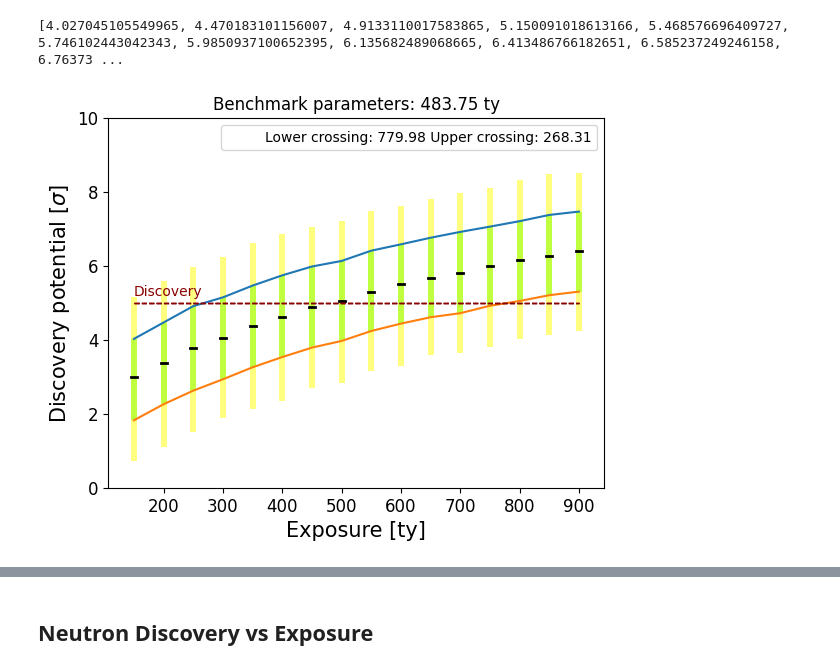
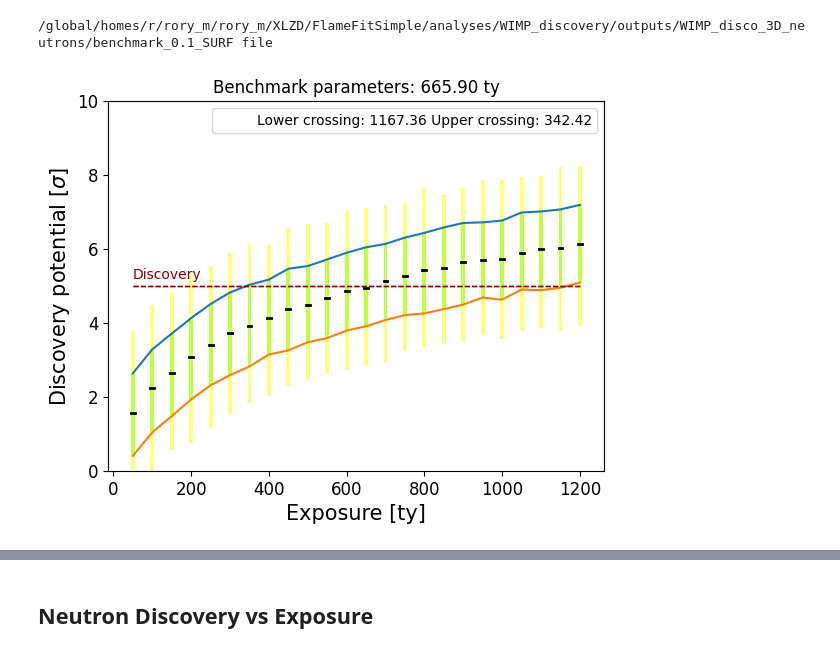
Before and after one commit to robertsjames/FlameFitSimple, a Jupyter notebook: analyses/WIMP_discovery/get_results_errors.ipynb, the cells around one changed output, grey strips where cells are left out. Cells and saved outputs as stored; diff of their text form; code cells hidden in the pictures.

```diff
--- a/analyses/WIMP_discovery/get_results_errors.ipynb
+++ b/analyses/WIMP_discovery/get_results_errors.ipynb
@@ -65,5 +70,5 @@ def get_crossing(x, y, crit_val=5.):
 # %%
-files_titles = {'/global/homes/r/rory_m/rory_m/XLZD/FlameFitSimple/analyses/WIMP_discovery/outputs/nominal_values_0.1_sigma_1_range/benchmark_0.1_LNGS/': 'Benchmark parameters'}
+files_titles = {'/global/homes/r/rory_m/rory_m/XLZD/FlameFitSimple/analyses/WIMP_discovery/outputs/WIMP_disco_3D_neutrons/benchmark_0.1_SURF': 'Benchmark parameters'}
 # %%
 def produce_plot(file, title):
     exposures, bands = get_disco_bands(directory=file)
@@ -108,41 +113,40 @@ def produce_plot(file, title):
 
     lower_crossing = get_crossing(exposures, lowers)
     upper_crossing = get_crossing(exposures, uppers)
-    print(uppers)
     plt.plot(exposures, uppers)
     plt.plot(exposures, lowers)
 
 
     #lower and upper 1 sigma interpol lines
 
-    plt.hlines(5., np.min(exposures), np.max(exposures), color='darkred', linestyle='--', linewidth=1)
     plt.hlines(5., np.min(exposures), np.max(exposures), color='darkred', linestyle='--', linewidth=1)
 
 
     empty = Line2D([], [], color='none', label=f'Lower crossing: {lower_crossing:.2f} Upper crossing: {upper_crossing:.2f}')
     plt.legend(handles=[empty], loc='upper right')
 
 
 
     plt.hlines(5., np.min(exposures), np.max(exposures), color='darkred', linestyle='--', linewidth=1)
     plt.text(np.min(exposures), 5.2, 'Discovery', color='darkred')
     plt.xlabel("Exposure [ty]")
     plt.ylabel("Discovery potential [$\sigma$]")
     plt.title(f"{title}: {crossing:.2f} ty")
     plt.xticks(fontsize=12)
     plt.yticks(fontsize=12)
     plt.ylim(0,10)
     ax = plt.gca()
     ax.xaxis.get_label().set_fontsize(15)
     ax.yaxis.get_label().set_fontsize(15)
 
     #plt.ylim (0., 10.)
     return lower_crossing, upper_crossing
 
 
 
 for file, title in files_titles.items():
+    print(file, 'file')
     low_cros, up_cros = produce_plot(file, title)
 # %% [output]
-[4.027045105549965, 4.470183101156007, 4.9133110017583865, 5.150091018613166, 5.468576696409727, 5.746102443042343, 5.9850937100652395, 6.135682489068665, 6.413486766182651, 6.585237249246158, 6.76373 ...
+/global/homes/r/rory_m/rory_m/XLZD/FlameFitSimple/analyses/WIMP_discovery/outputs/WIMP_disco_3D_neutrons/benchmark_0.1_SURF file
-[figure, old version]
+[figure, new version]
```
Also changed, not shown: parts of 37 cells of this notebook, 38 other files.
